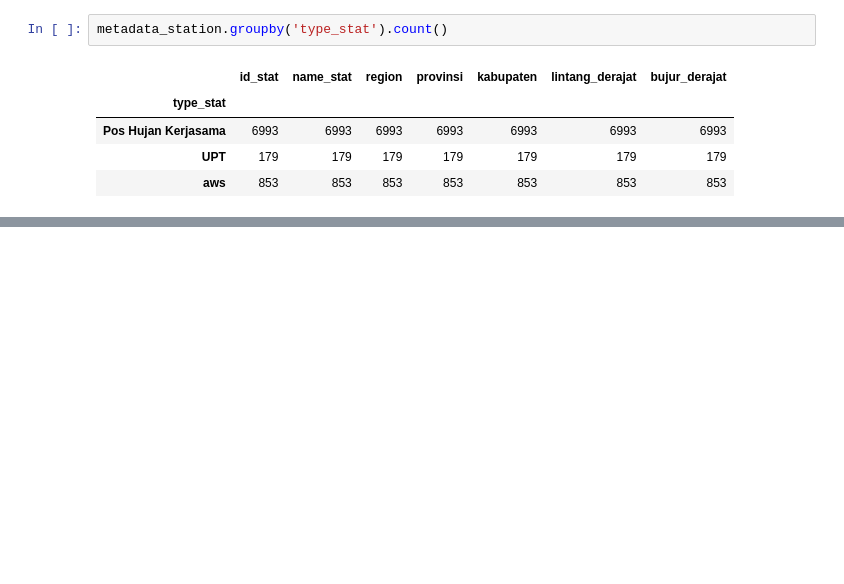
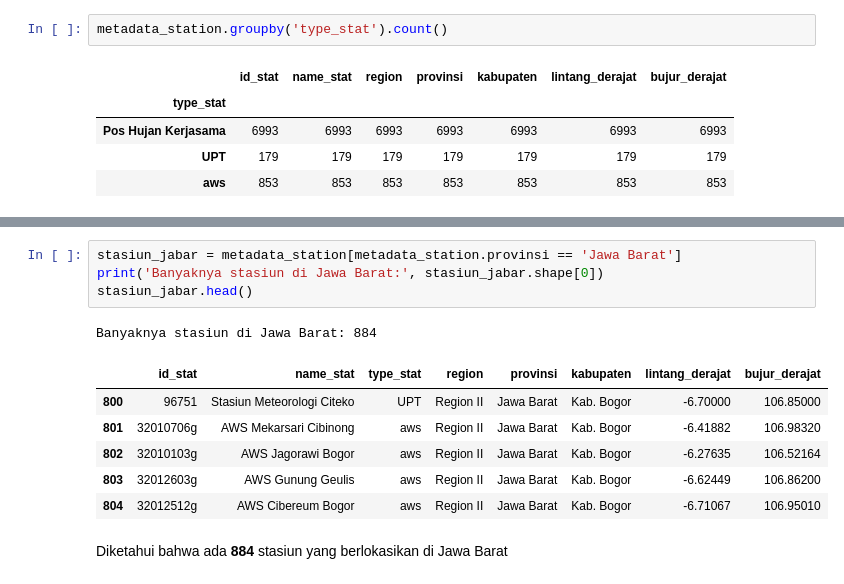
Before and after one commit to hidrokit/hidrokit, a Jupyter notebook: src/Membedah Data BMKG Online.ipynb, the cells around one changed output, grey strips where cells are left out. Saved outputs shown, nothing was run; the diff lists cells and outputs as text; blank space fills up the shorter version.

Commit message:
update jawa barat

```diff
--- a/src/Membedah Data BMKG Online.ipynb
+++ b/src/Membedah Data BMKG Online.ipynb
@@ -172,0 +170,14 @@ metadata_station.groupby('type_stat').count()
+# %%
+stasiun_jabar = metadata_station[metadata_station.provinsi == 'Jawa Barat']
+print('Banyaknya stasiun di Jawa Barat:', stasiun_jabar.shape[0])
+stasiun_jabar.head()
+# %% [output]
+Banyaknya stasiun di Jawa Barat: 884
+|  | id_stat | name_stat | type_stat | region | provinsi | kabupaten | lintang_derajat | bujur_derajat |
+| 800 | 96751 | Stasiun Meteorologi Citeko | UPT | Region II | Jawa Barat | Kab. Bogor | -6.70000 | 106.85000 |
+| 801 | 32010706g | AWS Mekarsari Cibinong | aws | Region II | Jawa Barat | Kab. Bogor | -6.41882 | 106.98320 |
+| 802 | 32010103g | AWS Jagorawi Bogor | aws | Region II | Jawa Barat | Kab. Bogor | -6.27635 | 106.52164 |
+| 803 | 32012603g | AWS Gunung Geulis | aws | Region II | Jawa Barat | Kab. Bogor | -6.62449 | 106.86200 |
+| 804 | 32012512g | AWS Cibereum Bogor | aws | Region II | Jawa Barat | Kab. Bogor | -6.71067 | 106.95010 |
+# %% [markdown]
+Diketahui bahwa ada __884__ stasiun yang berlokasikan di Jawa Barat
```
Also changed, not shown: parts of 8 cells of this notebook.
